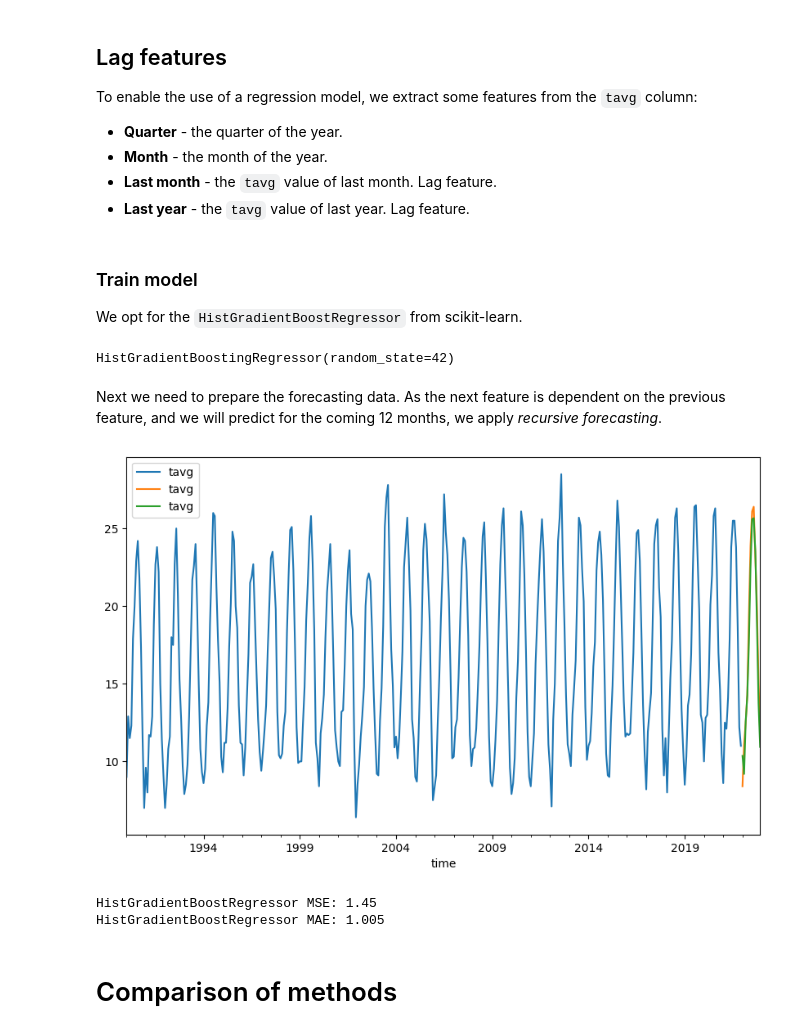
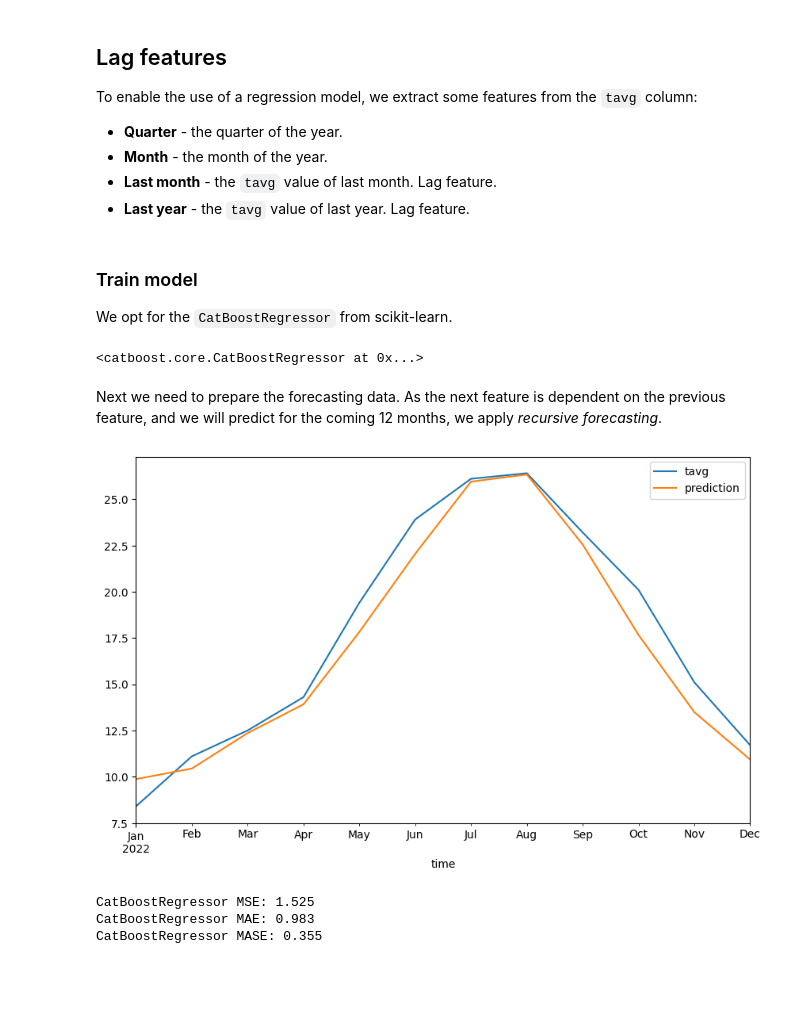
Before and after one commit to magnuis/ai_applied_to_engineering, a Jupyter notebook: assignment_2/tavg.ipynb, the cells around one changed output. Cells and saved outputs as stored; diff of their text form; code cells hidden in the pictures; blank space fills up the shorter version.

```diff
--- a/assignment_2/tavg.ipynb
+++ b/assignment_2/tavg.ipynb
@@ -221,22 +215,27 @@ lag_df = lag_df.iloc[12:]
 # %% [markdown]
 ### Train model
 
-We opt for the `HistGradientBoostRegressor` from scikit-learn.
+We opt for the `CatBoostRegressor` from scikit-learn.
 # %%
-from sklearn.ensemble import HistGradientBoostingRegressor
-from sklearn.model_selection import train_test_split
+from catboost import CatBoostRegressor
 
 # Split data into X and y
 y_train = lag_df['tavg']
 X_train = lag_df.drop('tavg', axis=1, inplace=False)
 
-# X_train, X_test, y_train, y_test = train_test_split(X_train, y_train)
-
 # Train the model
-HGBR_model = HistGradientBoostingRegressor(random_state=42)
+HGBR_model = CatBoostRegressor(
+        learning_rate=0.1,
+        depth=6,
+        eval_metric='MAE',
+        loss_function='MAE',
+        iterations=4000,
+        random_seed=42,
+        logging_level='Silent'
+    )
 HGBR_model.fit(X_train, y_train)
 # %% [output]
-HistGradientBoostingRegressor(random_state=42)
+<catboost.core.CatBoostRegressor at 0x...>
 # %% [markdown]
 Next we need to prepare the forecasting data. As the next feature is dependent on the previous feature, and we will predict for the coming 12 months, we apply *recursive forecasting*.
 # %%
@@ -267,11 +266,10 @@ for i in range(12):
     # Predict next months tavg
     input_data = forecast_df.loc[[current_index], features]
 
-    # input_data = pd.DataFrame(index=[current_index], data=forecast_df.iloc[i], columns=features)
     prediction = HGBR_model.predict(input_data)[0]
 
     # Add the prediction
-    predictions_df.loc[predictions_df.index[i], 'tavg'] = prediction
+    predictions_df.loc[predictions_df.index[i], 'prediction'] = prediction
 
     # Update the input features for the next forecast
     if (i < 11): # Don't perform this step for the last month
@@ -290,16 +288,15 @@ for i in range(12):
 
         forecast_df = pd.concat([forecast_df, pd.DataFrame(new_row, index=[next_index])], ignore_index=False)
 # %%
-ax1 = train.plot()
-test.plot(ax=ax1)
+ax1 = test.plot()
 predictions_df.plot(ax=ax1);
 # %% [output]
-[figure, old version]
+[figure, new version]
 # %%
-print('HistGradientBoostRegressor MSE:', round(mean_squared_error(test, predictions_df.values),2))
-print('HistGradientBoostRegressor MAE:', round(mean_absolute_error(test, predictions_df.values),3))
+print('CatBoostRegressor MSE:', round(mean_squared_error(test, predictions_df.values),3))
+print('CatBoostRegressor MAE:', round(mean_absolute_error(test, predictions_df.values),3))
+print('CatBoostRegressor MASE:', round(mean_absolute_scaled_error(y_true=test, y_pred=predictions_df.values, y_train=y_train),3))
 # %% [output]
-HistGradientBoostRegressor MSE: 1.45
-HistGradientBoostRegressor MAE: 1.005
+CatBoostRegressor MSE: 1.525
+CatBoostRegressor MAE: 0.983
+CatBoostRegressor MASE: 0.355
-# %% [markdown]
-# Comparison of methods
```
Also changed, not shown: parts of 9 cells of this notebook, 5 other files.
